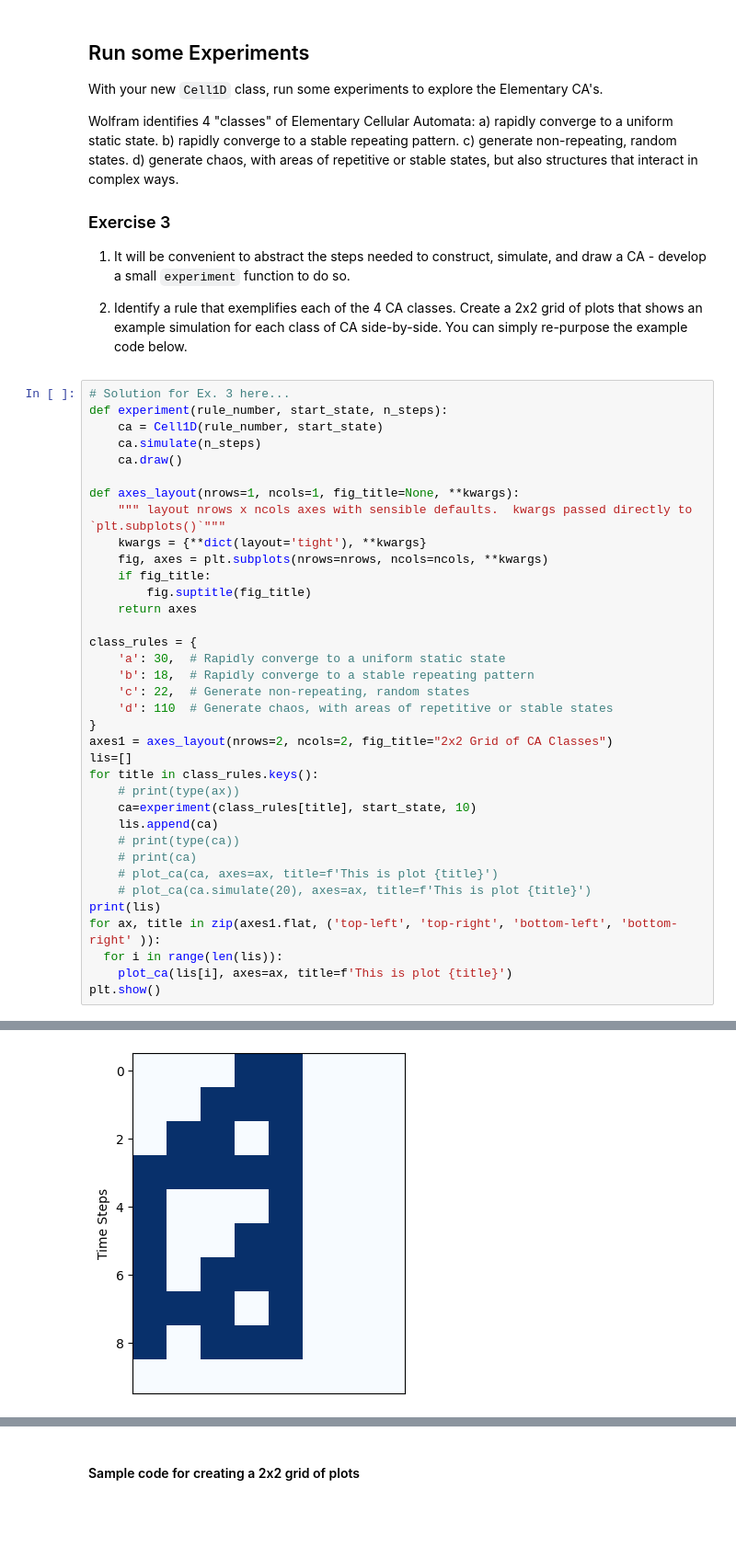
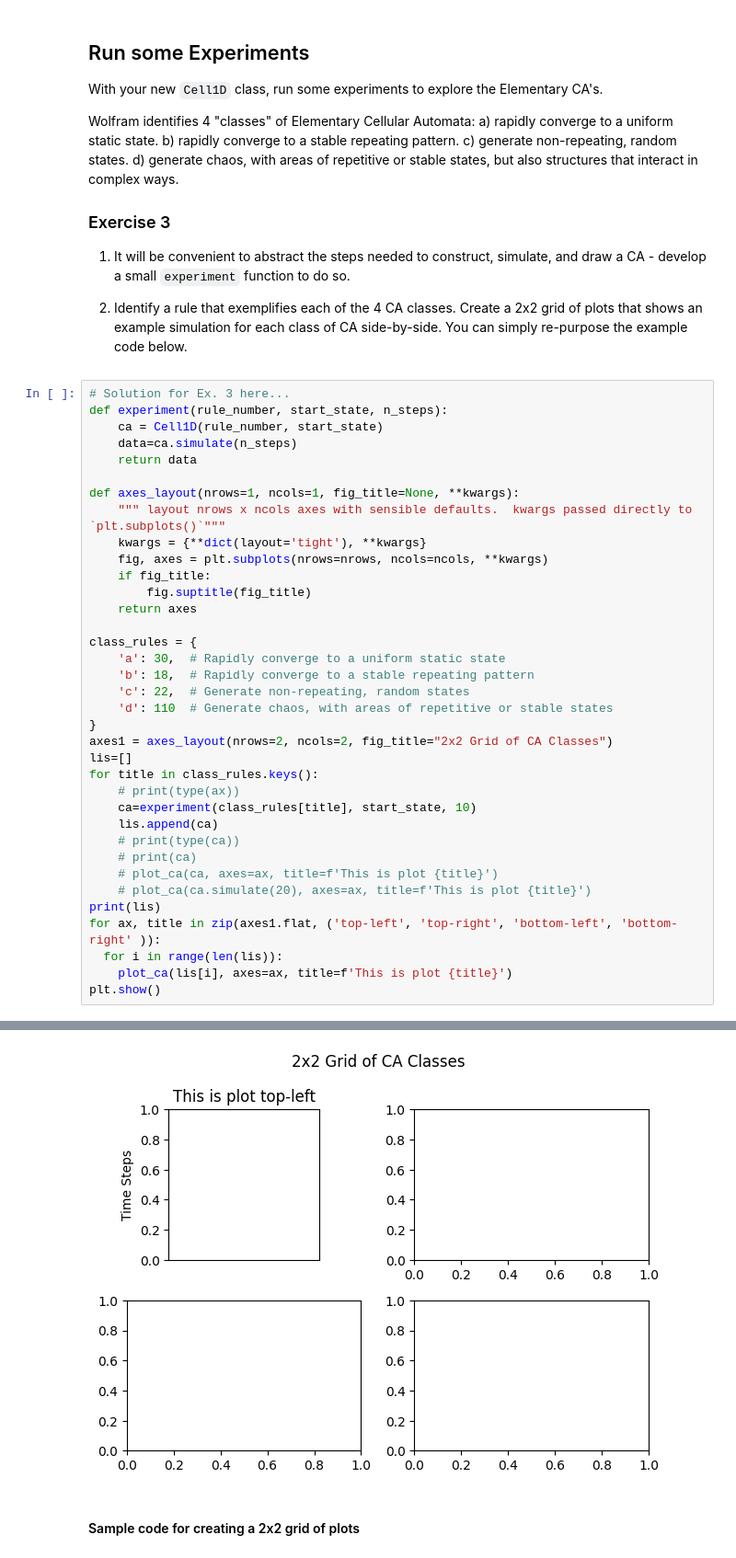
Before and after one commit to arashdeep3/cap-comp215, a Jupyter notebook: labs/lab05-CA-1D.ipynb, the cells around one changed output, grey strips where cells are left out. Shown at 92% size. Drawn from its saved outputs; the diff is of its cells as text; blank space fills up the shorter version.

```diff
--- a/labs/lab05-CA-1D.ipynb
+++ b/labs/lab05-CA-1D.ipynb
@@ -193,8 +195,8 @@ Wolfram identifies 4 "classes" of Elementary Cellular Automata:
 # Solution for Ex. 3 here...
 def experiment(rule_number, start_state, n_steps):
     ca = Cell1D(rule_number, start_state)
-    ca.simulate(n_steps)
-    ca.draw()
+    data=ca.simulate(n_steps)
+    return data
 
 def axes_layout(nrows=1, ncols=1, fig_title=None, **kwargs):
     """ layout nrows x ncols axes with sensible defaults.  kwargs passed directly to `plt.subplots()`"""
@@ -232 +230,0 @@ plt.show()
-[figure, removed]
@@ -235,3 +233,4 @@ TypeError: Image data of dtype object cannot be converted to float
+[figure, new version]
 # %% [markdown]
 #### Sample code for creating a 2x2 grid of plots
 # %%
```
Also changed, not shown: parts of 3 cells of this notebook.
